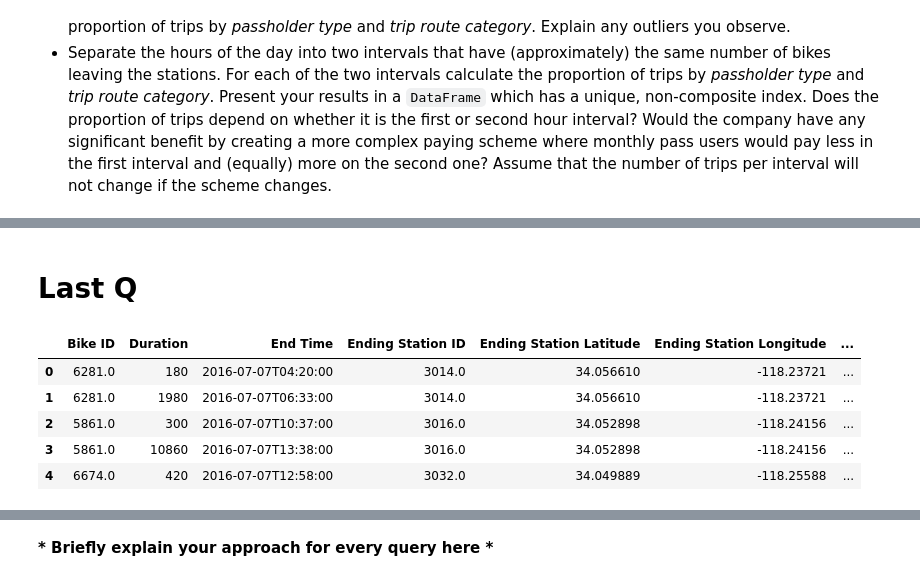
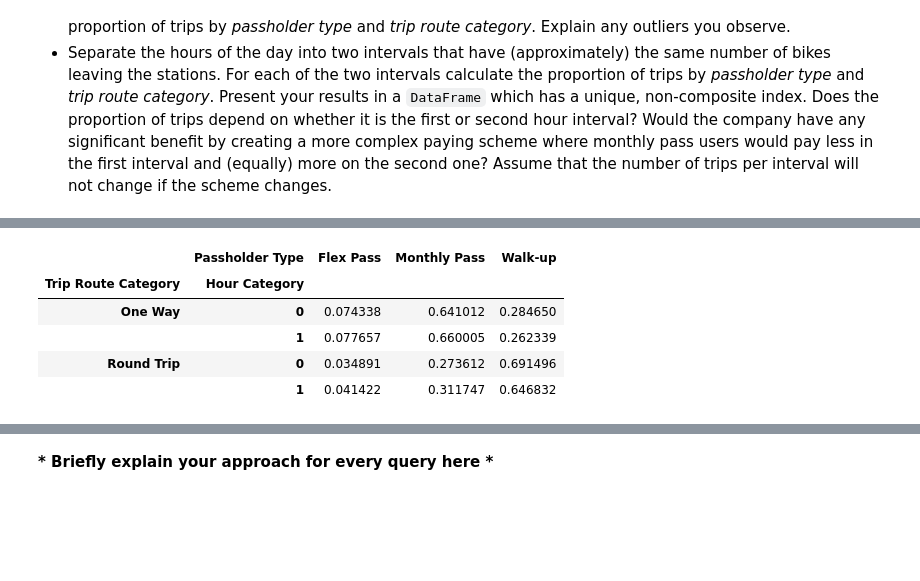
Before and after one commit to ibric/Homework1, a Jupyter notebook: Exercise 1_PART B.ipynb, the cells around one changed output, grey strips where cells are left out. Saved outputs shown, nothing was run; the diff lists cells and outputs as text; code cells hidden in the pictures; blank space fills up the shorter version.

```diff
--- a/Exercise 1_PART B.ipynb
+++ b/Exercise 1_PART B.ipynb
@@ -112,16 +194,20 @@ Answer the following queries using the functionality of `Pandas`.
 * Separate the hours of the day into two intervals that have (approximately) the same number of bikes leaving the stations. For each of the two intervals calculate the proportion of trips by *passholder type* and *trip route category*. Present your results in a `DataFrame` which has a unique, non-composite index. Does the proportion of trips depend on whether it is the first or second hour interval? Would the company have any significant benefit by creating a more complex paying scheme where monthly pass users would pay less in the first interval and (equally) more on the second one? Assume that the number of trips per interval will not change if the scheme changes.
 # %%
 import matplotlib.pyplot as plt
+import matplotlib.patches as mpatches
+from collections import Counter
+
 % matplotlib inline
-from collections import Counter
-from datetime import datetime
+
+colors= ["navy","royalblue","steelblue","lightsteelblue"]
 fig, axes = plt.subplots(nrows=2, ncols=3,figsize=(20,10))
 
-axes[0,0].hist(list(Counter(data_bikes["Start Time"].dropna(how="any")).values()),bins=20,rwidth = 0.8);
+axes[0,0].hist(list(Counter(data_bikes["Starting Station ID"]).values()),bins=20,rwidth = 0.8);
 axes[0,0].set_xlabel("Number of ougoing trips ");
+axes[0,0].set_ylabel("Frequency");
 axes[0,0].set_title("Q1");
 
-time_start = [datetime.strptime(x,'%Y-%m-%dT%X').hour for x in data_bikes["Start Time"]]
+time_start = [x.hour for x in data_bikes["Start Time"]]
 axes[0,1].hist(time_start,bins=20,rwidth = 0.8);
 axes[0,1].set_xlabel("Starting Hour");
 axes[0,1].set_ylabel("Frequency");
@@ -136,25 +222,31 @@ axes[0,2].set_title("Q2b");
 x = (data_bikes.groupby(["Trip Route Category","Passholder Type",])).size().groupby(level=0).apply(
     lambda x:  x / x.sum()
 )
-x.unstack().plot(kind='bar',stacked=True, color=['red','blue','green','yellow'], grid=False,ax=axes[1,0]);
+x.unstack().plot(kind='bar',stacked=True, color=colors, grid=False,ax=axes[1,0]);
 axes[1,0].set_ylabel("Proportion of Trips");
 axes[1,0].set_title("Q3");
 
-x = (data_bikes[[datetime.strptime(x,'%Y-%m-%dT%X').hour<12 for x in data_bikes["Start Time"]]].groupby(["Trip Route Category","Passholder Type",])).size().groupby(level=0).apply(
+noon = 12
+x = (data_bikes[[x.hour < noon for x in data_bikes["Start Time"]]].groupby(["Trip Route Category","Passholder Type",])).size().groupby(level=0).apply(
     lambda x:  x / x.sum()
 )
-x.unstack().plot(kind='bar',stacked=False, color=['red','blue','green','yellow'], grid=False,ax=axes[1,1]);
+x.unstack().plot(kind='bar',stacked=False, color=colors, grid=False,ax=axes[1,1]);
 axes[1,1].set_ylabel("Proportion of Trips");
 axes[1,1].set_title("Q4");
 
-sta_hr = Counter([datetime.strptime(x,'%Y-%m-%dT%X').hour for x in data_bikes["Start Time"]])
+sta_hr = Counter([x.hour for x in data_bikes["Start Time"]])
+red_patch = mpatches.Patch(color='red', label='Interval 1')
+blue_patch = mpatches.Patch(color='blue', label='Interval 0')
+
 df = pd.DataFrame.from_dict(list(sta_hr.items()))
 df.columns = ['Hour', 'Trips']
 df.set_index('Hour',inplace=True)
 df.sort_index(inplace=True)
 new_df = (df.cumsum()/df.sum()).reset_index()
-axes[1,2].bar(new_df.Hour,new_df.Trips,);
+axes[1,2].bar(new_df.Hour,new_df.Trips,color = ["red" if k>14 else "blue"for k in range(24)  ]);
 axes[1,2].plot([0,23],[0.5,0.5],"red")
 axes[1,2].set_xlabel("Hour");
 axes[1,2].set_ylabel("Proportion of Trips");
+axes[1,2].legend(handles=[blue_patch,red_patch]);
+axes[1,2].set_title("Q5");
 # %% [output]
@@ -162,18 +254,14 @@ axes[1,2].set_ylabel("Proportion of Trips");
-# %% [markdown]
-# Last Q
-# %%
-data_bikes["Hour Category"] = [int(datetime.strptime(x,'%Y-%m-%dT%X').hour<=14) for x in data_bikes["Start Time"]]
 # %%
-from matplotlib.colors import ListedColormap
-x = (data_bikes[[datetime.strptime(x,'%Y-%m-%dT%X').hour<12 for x in data_bikes["Start Time"]]].groupby(["Trip Route Category","Passholder Type",])).size().groupby(level=0).apply(
+hour_threshold = 14
+data_bikes["Hour Category"] = [int(x.hour<=hour_threshold) for x in data_bikes["Start Time"]]
+x = (data_bikes.groupby(["Trip Route Category","Hour Category","Passholder Type",])).size().groupby(level=0).apply(
     lambda x:  x / x.sum()
-)
-x.unstack().plot(kind='bar',stacked=True, color=['red','blue','green','yellow'], grid=False);
-plt.ylabel("Proportion of Trips");
+).unstack()
+x.div(x.sum(axis=1), axis=0)
 # %% [output]
-|  | Bike ID | Duration | End Time | Ending Station ID | Ending Station Latitude | Ending Station Longitude | ... |
-| 0 | 6281.0 | 180 | 2016-07-07T04:20:00 | 3014.0 | 34.056610 | -118.23721 | ... |
-| 1 | 6281.0 | 1980 | 2016-07-07T06:33:00 | 3014.0 | 34.056610 | -118.23721 | ... |
-| 2 | 5861.0 | 300 | 2016-07-07T10:37:00 | 3016.0 | 34.052898 | -118.24156 | ... |
-| 3 | 5861.0 | 10860 | 2016-07-07T13:38:00 | 3016.0 | 34.052898 | -118.24156 | ... |
-| 4 | 6674.0 | 420 | 2016-07-07T12:58:00 | 3032.0 | 34.049889 | -118.25588 | ... |
+|  | Passholder Type | Flex Pass | Monthly Pass | Walk-up |
+| Trip Route Category | Hour Category |  |  |  |
+| One Way | 0 | 0.074338 | 0.641012 | 0.284650 |
+|  | 1 | 0.077657 | 0.660005 | 0.262339 |
+| Round Trip | 0 | 0.034891 | 0.273612 | 0.691496 |
+|  | 1 | 0.041422 | 0.311747 | 0.646832 |
```
Also changed, not shown: parts of 17 cells of this notebook.
